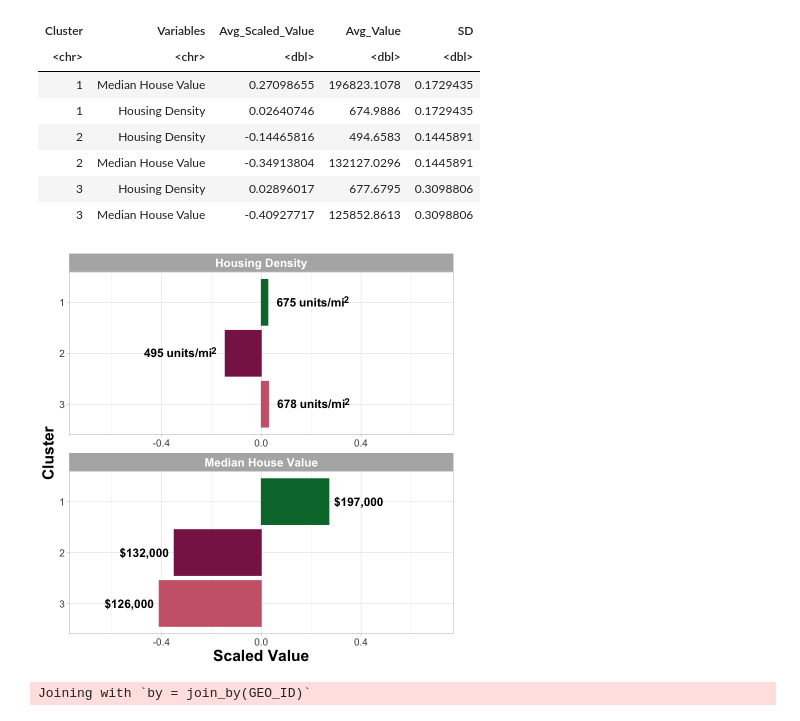
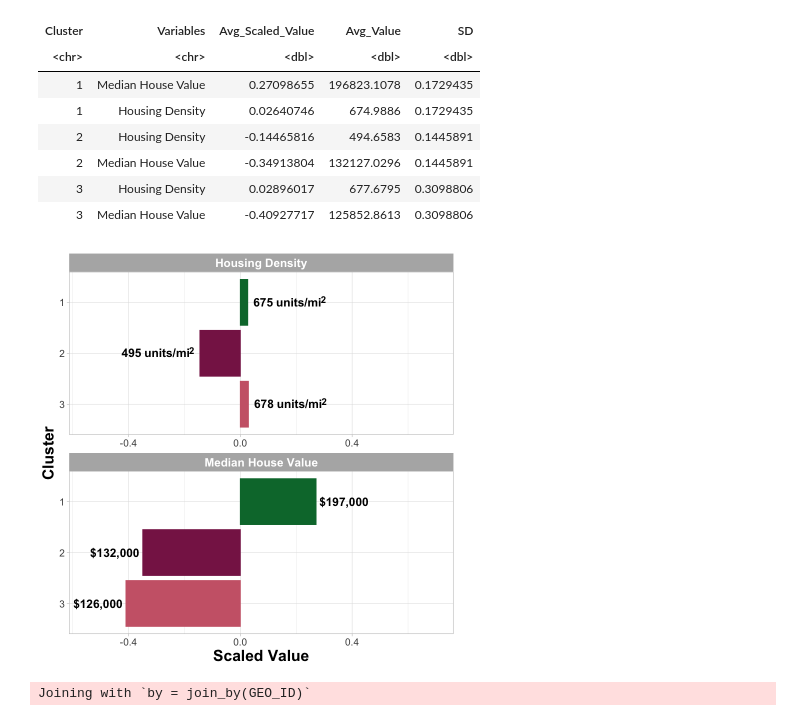
Before and after one commit to UNC-CEMALB/ENVIROSCAN, a Jupyter notebook: 4. Cluster Variable Averages/Cluster Variable Averages (Figure 4 & S1).ipynb, the cells around one changed output. Drawn from its saved outputs; the diff is of its cells as text; code cells hidden in the pictures.

```diff
--- a/4. Cluster Variable Averages/Cluster Variable Averages (Figure 4 & S1).ipynb
+++ b/4. Cluster Variable Averages/Cluster Variable Averages (Figure 4 & S1).ipynb
@@ -232,9 +230,6 @@ A tibble: 6 × 5
 | 3 | Median House Value | -0.40927717 | 125852.8613 | 0.3098806 |
 # %%
 options(repr.plot.width = 7, repr.plot.height = 7) #changing size
-
-# getting color palette
-peru_palette = MetPalettes$Kandinsky[[1]]
 
 Figure4a = ggplot(data = housing_ejscreen_clusters_df) +
   geom_col(aes(x = Avg_Scaled_Value, y = Cluster, color = Cluster, fill = Cluster)) +
@@ -243,41 +238,41 @@ Figure4a = ggplot(data = housing_ejscreen_clusters_df) +
   # adding in original values for clarity
   geom_text(data = housing_ejscreen_clusters_df %>%
                 filter(Variables == "Median House Value", Avg_Scaled_Value > 0),
-            aes(x = Avg_Scaled_Value + 0.12, label = dollar(round(Avg_Value, digits = -3)),
+            aes(x = Avg_Scaled_Value + 0.1, label = dollar(round(Avg_Value, digits = -3)),
                 y = Cluster), fontface = "bold", size = 5) +
   geom_text(data = housing_ejscreen_clusters_df %>%
                 filter(Variables == "Median House Value", Avg_Scaled_Value < 0),
-            aes(x = Avg_Scaled_Value - 0.12, label = dollar(round(Avg_Value, digits = -3)),
+            aes(x = Avg_Scaled_Value - 0.1, label = dollar(round(Avg_Value, digits = -3)),
                 y = Cluster), fontface = "bold", size = 5) +
   geom_richtext(data = housing_ejscreen_clusters_df %>%
                  filter(Variables == "Housing Density", Avg_Scaled_Value > 0), size = 5, fontface = "bold",
-                aes(x = Avg_Scaled_Value + 0.18, y = Cluster,
+                aes(x = Avg_Scaled_Value + 0.15, y = Cluster,
                                                     label = paste0(round(Avg_Value), " units/mi<sup>2</sup>")),
                 fill = NA, label.color = NA) + # remove background and outline
   geom_richtext(data = housing_ejscreen_clusters_df %>%
                  filter(Variables == "Housing Density", Avg_Scaled_Value < 0), size = 5, fontface = "bold",
-                aes(x = Avg_Scaled_Value - 0.18,  y = Cluster,
+                aes(x = Avg_Scaled_Value - 0.15,  y = Cluster,
                                                 label = paste0(round(Avg_Value), " units/mi<sup>2</sup>")),
                 fill = NA, label.color = NA) + # remove background and outline
 
   scale_y_discrete(limits = rev) + # reversing order of y axis
+  xlim(-0.55,0.7) +
 
   facet_wrap(~Variables, scales = 'free', ncol = 1) +
   theme_light() + #changing theme
   theme(axis.text = element_text(size = 12), #changing size of x axis labels
         axis.title = element_text(face = "bold", size = rel(1.7)), #changes axis titles
         strip.text = element_text(size = 14, face = "bold"), #changing facet wrap text
         legend.position = "none") + #removing legend
-  xlim(-0.7,0.7) +
 
   scale_color_manual(values = c("#027639", prism_colors[c(9,2)])) +
   scale_fill_manual(values = c("#027639", prism_colors[c(9,2)])) +
 
   labs(y = 'Cluster', x = "Scaled Value")
 
 Figure4a
 # %% [output]
-[figure, old version]
+[figure, new version]
 # %%
 # creating a whp and ej screen df for plotting
 avg_whp_ejscreen_clusters_df = unique(inner_join(whp_df, ejscreen_cluster_df[,c(1,7)])) #%>%
```
Also changed, not shown: parts of 3 cells of this notebook.
